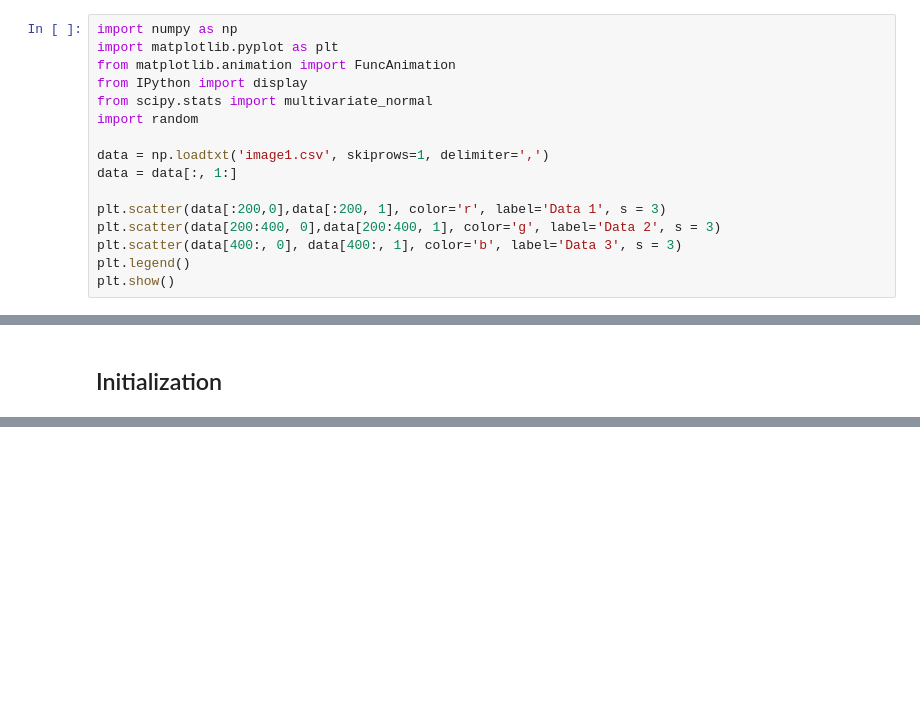
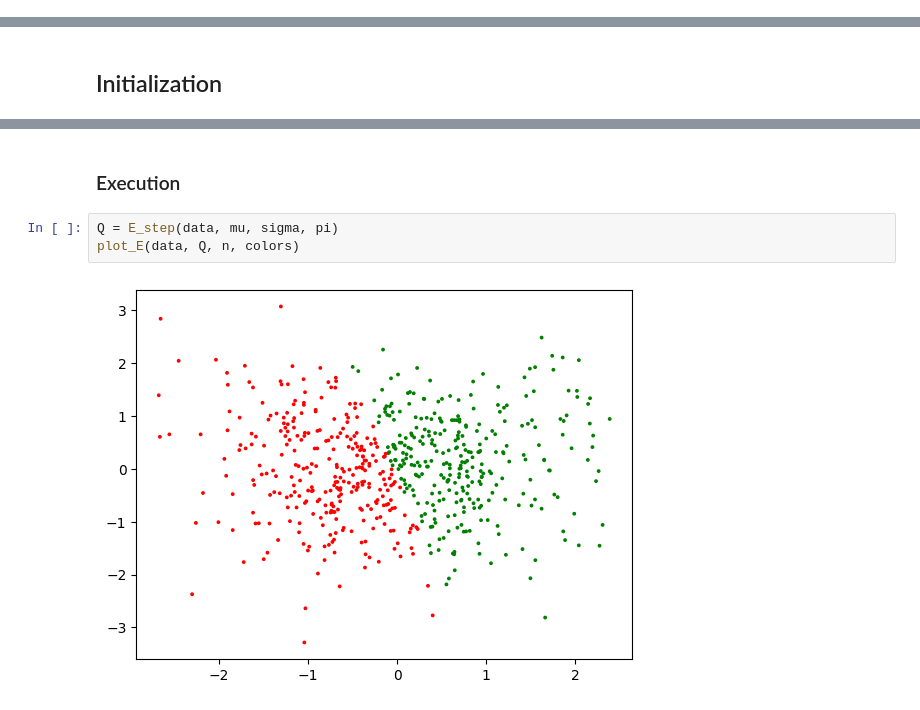
Before and after one commit to Gargantulax/ML_Project_Phase1, a Jupyter notebook: main.ipynb, the cells around one changed output, grey strips where cells are left out. Saved outputs shown, nothing was run; the diff lists cells and outputs as text; blank space fills up the shorter version.

```diff
--- a/main.ipynb
+++ b/main.ipynb
@@ -1,19 +1,3 @@
 # %% [markdown]
 ## IML Project
 ### 99106255 - 99105901
-# %%
-import numpy as np
-import matplotlib.pyplot as plt
-from matplotlib.animation import FuncAnimation
-from IPython import display
-from scipy.stats import multivariate_normal
-import random
-
-data = np.loadtxt('image1.csv', skiprows=1, delimiter=',')
-data = data[:, 1:]
-
-plt.scatter(data[:200,0],data[:200, 1], color='r', label='Data 1', s = 3)
-plt.scatter(data[200:400, 0],data[200:400, 1], color='g', label='Data 2', s = 3)
-plt.scatter(data[400:, 0], data[400:, 1], color='b', label='Data 3', s = 3)
-plt.legend()
-plt.show()
@@ -77,0 +90,7 @@ def plot_E(data, Q, n, colors):
+# %% [markdown]
+### Execution
+# %%
+Q = E_step(data, mu, sigma, pi)
+plot_E(data, Q, n, colors)
+# %% [output]
+[figure, added]
```
Also changed, not shown: parts of 12 cells of this notebook.
